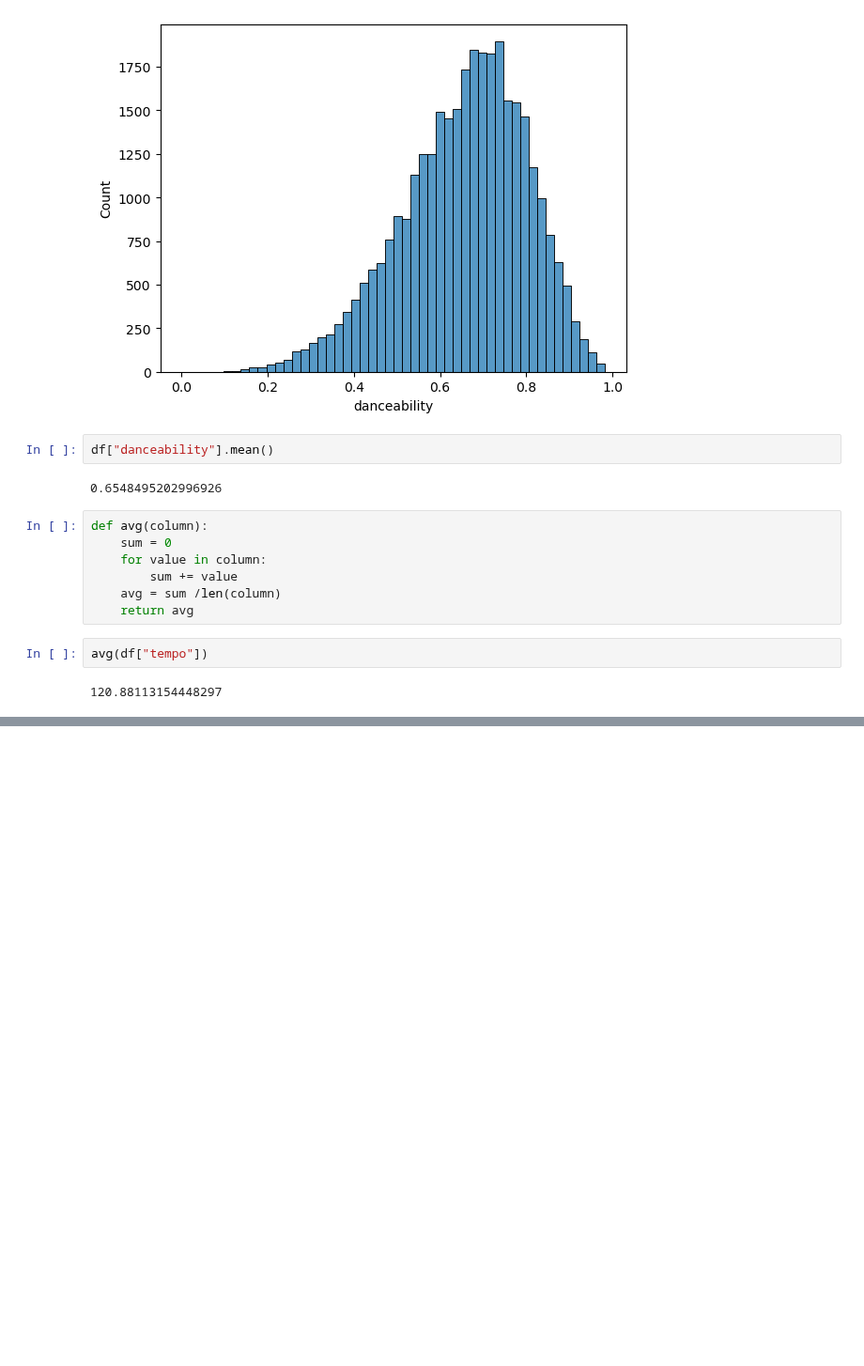
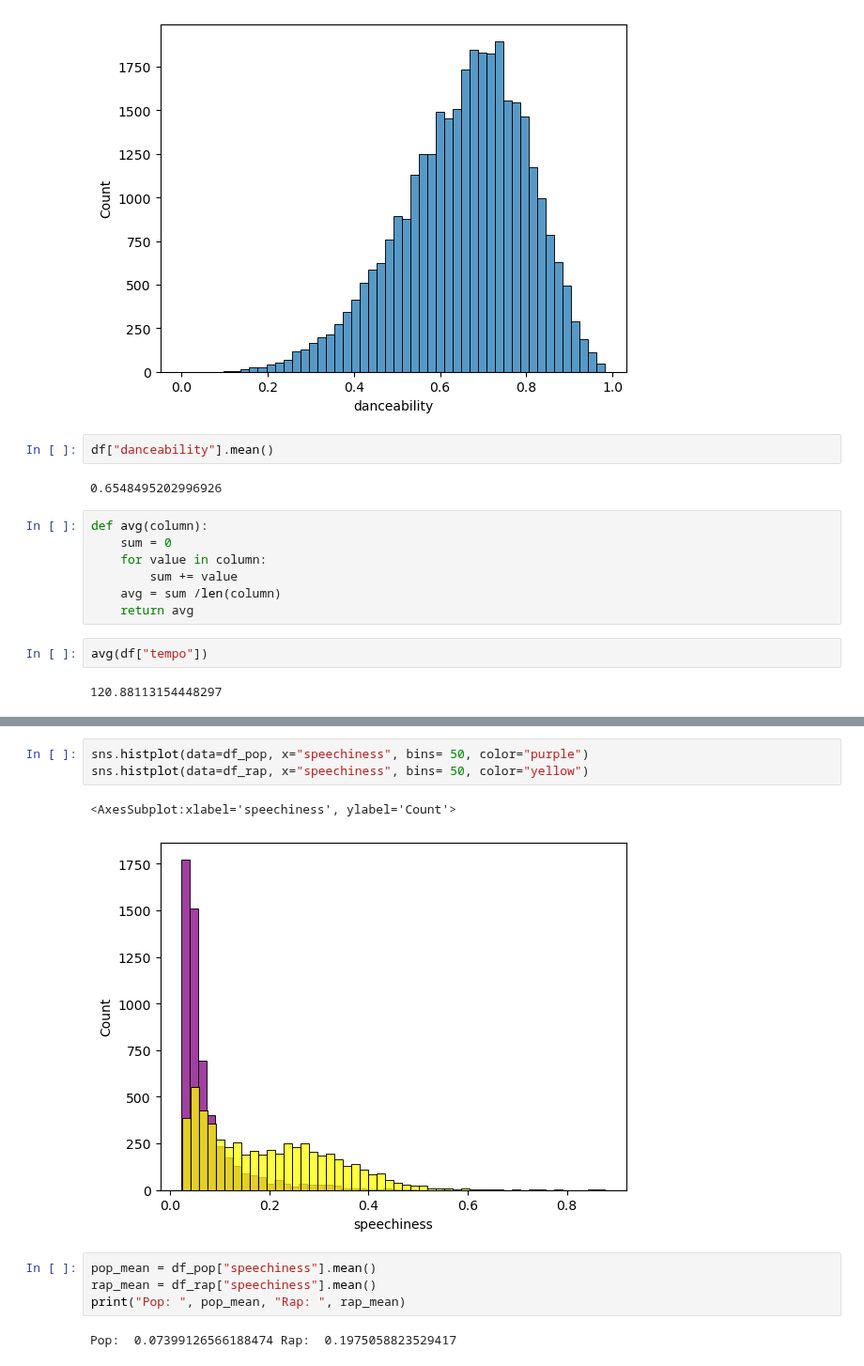
Before and after one commit to IsaacG-L/AI, a Jupyter notebook: Semester 1/Spotify/Spotify_Songs.ipynb, the cells around one changed output, grey strips where cells are left out. Shown at 94% size. Cells and saved outputs as stored; diff of their text form; blank space fills up the shorter version.

```diff
--- a/Semester 1/Spotify/Spotify_Songs.ipynb
+++ b/Semester 1/Spotify/Spotify_Songs.ipynb
@@ -169,0 +183,12 @@ df["energy"].max()
+# %%
+sns.histplot(data=df_pop, x="speechiness", bins= 50, color="purple")
+sns.histplot(data=df_rap, x="speechiness", bins= 50, color="yellow")
+# %% [output]
+<AxesSubplot:xlabel='speechiness', ylabel='Count'>
+[figure, added]
+# %%
+pop_mean = df_pop["speechiness"].mean()
+rap_mean = df_rap["speechiness"].mean()
+print("Pop: ", pop_mean, "Rap: ", rap_mean)
+# %% [output]
+Pop:  0.07399126566188474 Rap:  0.1975058823529417
```
Also changed, not shown: parts of 36 cells of this notebook, 1 other file.
